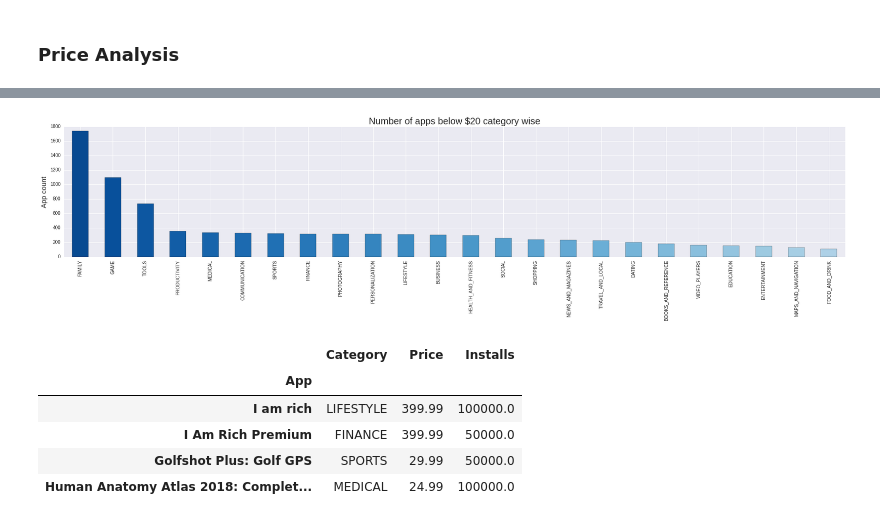
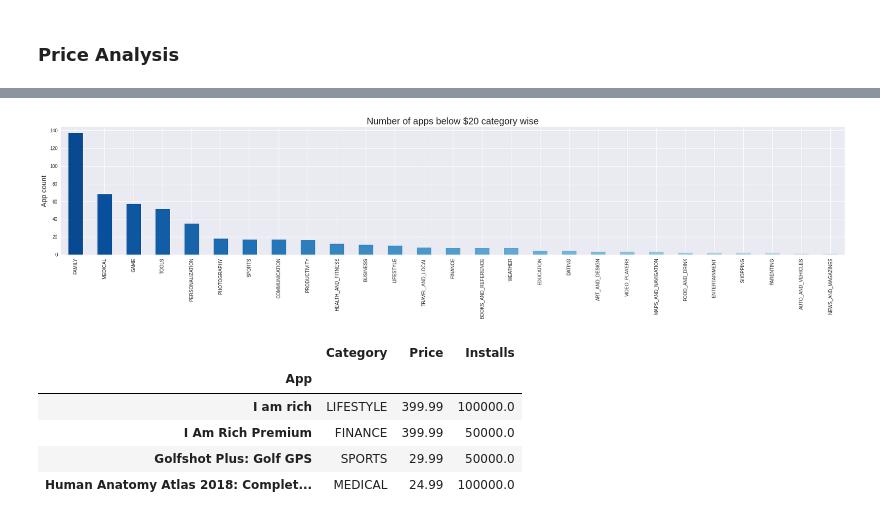
Before and after one commit to Selva-Subramanian/Playstore-Apps-Review-Analysis, a Jupyter notebook: Playstore_Apps_Review_Analysis.ipynb, the cells around one changed output, grey strips where cells are left out. Cells and saved outputs as stored; diff of their text form; code cells hidden in the pictures.

```diff
--- a/Playstore_Apps_Review_Analysis.ipynb
+++ b/Playstore_Apps_Review_Analysis.ipynb
@@ -533,8 +533,7 @@ df_apps['Price'] = df_apps.Price.replace('Everyone',np.nan)
 df_apps['Price'] = df_apps.Price.str.replace('$','').astype(float)
 # %%
 # subset the data by price
-df_apps_20 = df_apps[(df_apps['Price']>1)]
-df_apps_20 = df_apps[(df_apps['Price']<=20)]
+df_apps_20 = df_apps[(df_apps['Price']>1) & (df_apps['Price']<=20)]
 df_apps_20plus = df_apps[(df_apps['Price']>20)]
 
 # apps with price less than $20
@@ -549,16 +548,15 @@ There are 9328 apps in price range $1 to $20
 There are 32 apps above the price of $20
 # %%
 # plot apps with price less than $20 category wise
-df_apps_20 = df_apps_20['Category'].value_counts()
 cmap = plt.get_cmap('Blues')
 colours = [cmap(i) for i in list(np.linspace(0.9,0.1,33))]
-df_apps_20[df_apps['Category'].value_counts()>100].plot(kind='bar',color=colours)
+df_apps_20['Category'].value_counts().plot(kind='bar',color=colours)
 plt.rcParams['figure.figsize'] = (30,5)
 plt.title('Number of apps below $20 category wise',fontsize=20)
 plt.ylabel('App count',fontsize=15)
 plt.show()
 # %% [output]
-[figure, old version]
+[figure, new version]
 # %%
 # apps with price greater than $20 and 10k+ installs
 df_apps_20plus = df_apps_20plus[df_apps_20plus['Installs']>10000]
```
Also changed, not shown: parts of 11 cells of this notebook.
